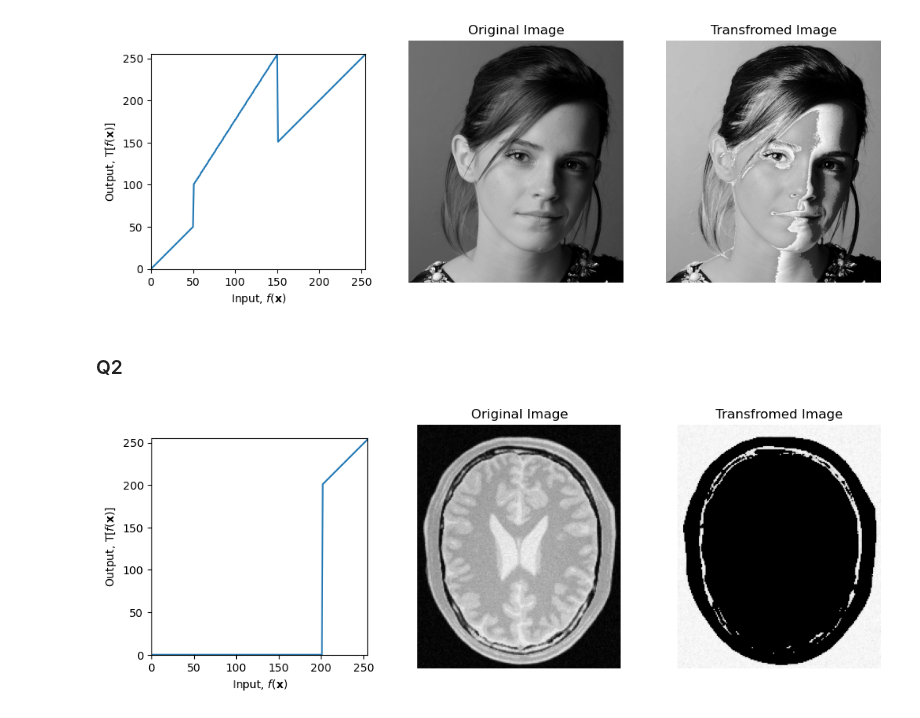
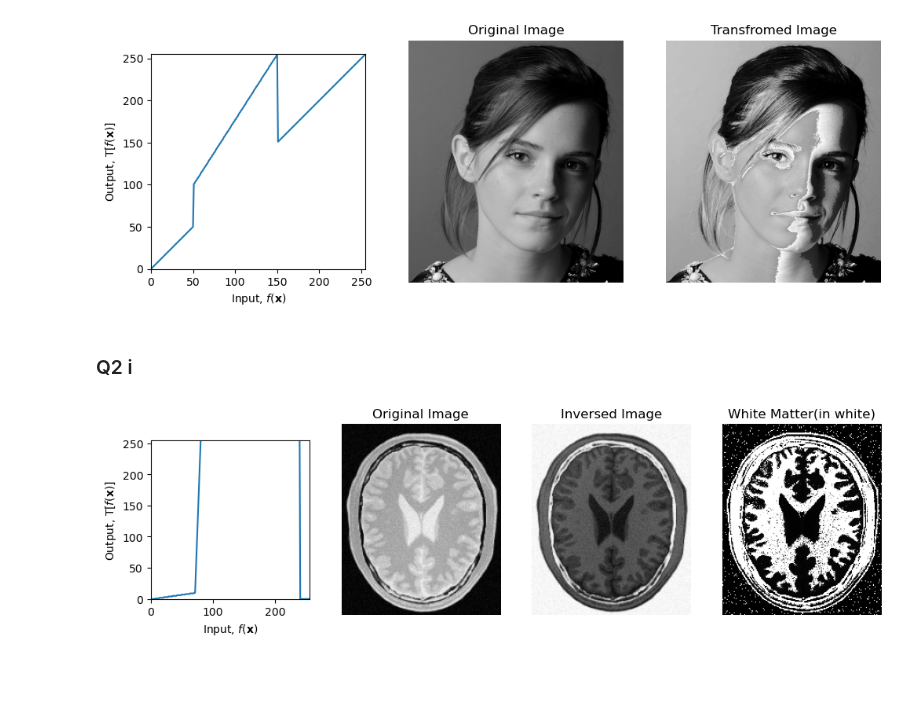
Before and after one commit to KiranGunathilaka/en3160_image_processing_machine_vision, a Jupyter notebook: assign1/220197E_a01.ipynb, the cells around one changed output. Drawn from its saved outputs; the diff is of its cells as text; code cells hidden in the pictures; blank space fills up the shorter version.

```diff
--- a/assign1/220197E_a01.ipynb
+++ b/assign1/220197E_a01.ipynb
@@ -33,35 +33,37 @@ plt.show()
 # %% [output]
 [figure]
 # %% [markdown]
-### Q2
+### Q2 i
 # %%
 import cv2 as cv
 import numpy as np
 import matplotlib.pyplot as plt
 
 transform = []
 
-c = np.array([(-1,0), (200,0), (201,201), (255, 255)])
+c = np.array([(-1,0), (70,10), (80,255) , (238, 255),(239, 0) ,(255,0)])
 inverse = np.arange(255, -1, -1, dtype=np.uint8)
 
 for i in range(len(c)-1): #constructing the transform using the intensity function's indices
     t_temp = np.linspace(c[i,1], c[i+1, 1], c[i+1,0] -  c[i,0]).astype('uint8')
     transform = np.concatenate((transform, t_temp), axis=0).astype('uint8')
 
 f = cv.imread("a1images/brain_proton_density_slice.png", cv.IMREAD_GRAYSCALE)
 inv = cv.LUT(f, inverse)
 g = cv.LUT(inv, transform)
 
-fig, ax = plt.subplots(1, 3, figsize=(12, 4))
+fig, ax = plt.subplots(1, 4, figsize=(12, 4))
 ax[0].plot(transform)
-ax[0].set_xlabel(r'Input, $f(\mathbf{x})$');
+ax[0].set_xlabel(r'Input, $f(\mathbf{x})$')
 ax[0].set_ylabel('Output, $\mathrm{T}[f(\mathbf{x})]$')
 ax[0].set_xlim(0,255);ax[0].set_ylim(0,255);ax[0].set_aspect('equal')
 
 ax[1].imshow(f, cmap='gray', vmin=0, vmax=255);ax[1].set_title('Original Image');
 ax[1].axis("off")
-ax[2].imshow(inv, cmap='gray', vmin=0, vmax=255);ax[2].set_title('Transfromed Image');
+ax[2].imshow(inv, cmap='gray', vmin=0, vmax=255);ax[2].set_title('Inversed Image'); #so white is lighter
 ax[2].axis("off")
+ax[3].imshow(g, cmap='gray', vmin=0, vmax=255);ax[3].set_title('White Matter(in white)')
+ax[3].axis("off")
 plt.show()
 # %% [output]
-[figure, old version]
+[figure, new version]
```
Also changed, not shown: parts of 3 cells of this notebook.
